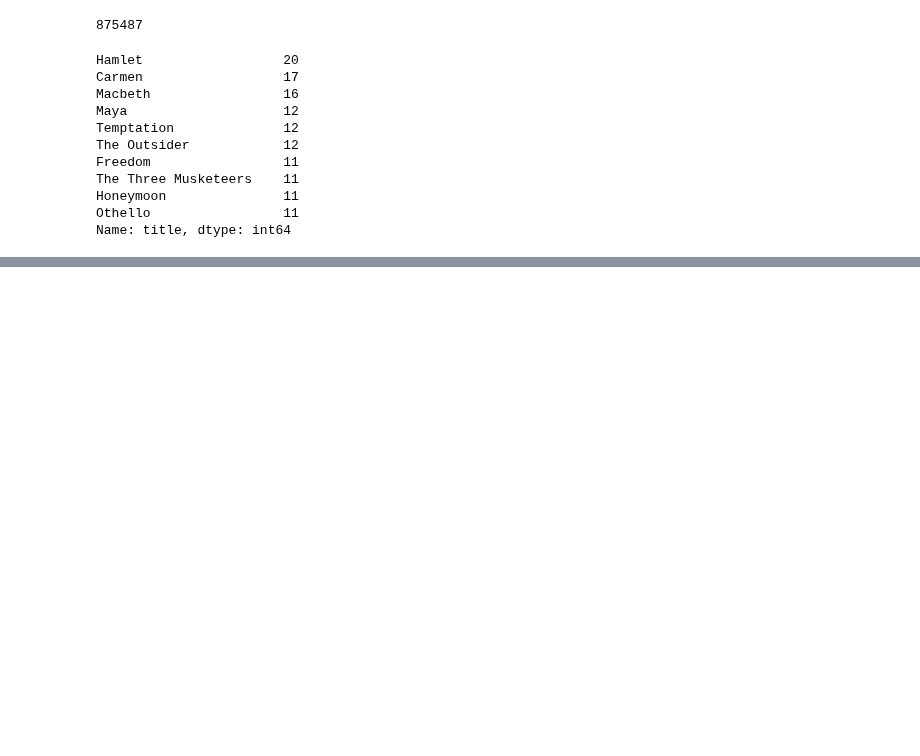
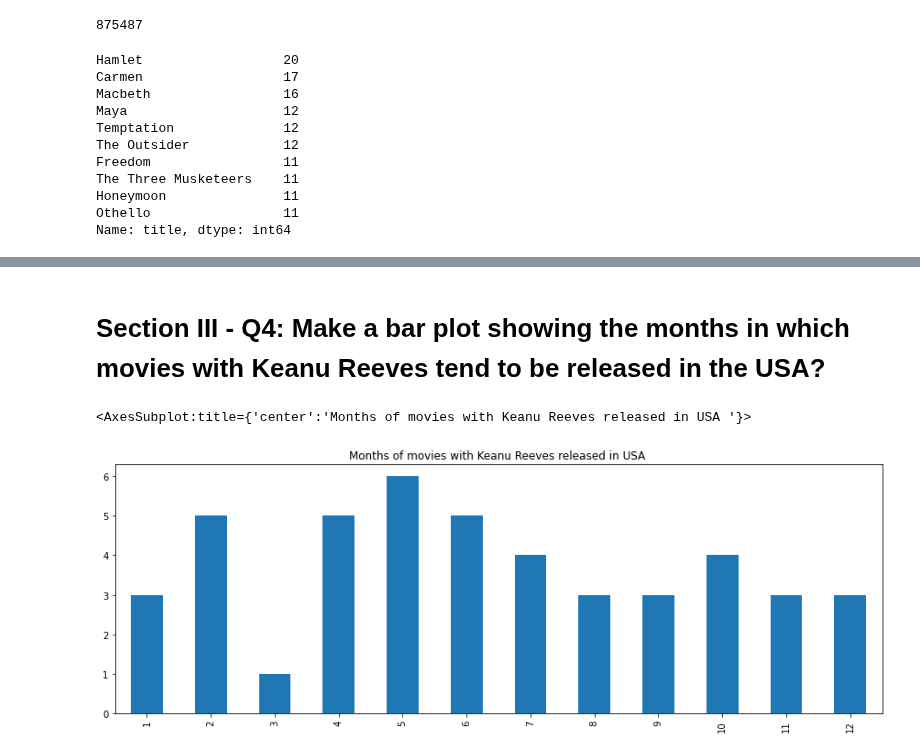
Before and after one commit to springboard-curriculum/mec-mini-projects, a Jupyter notebook: mec-5.3.10-data-wranging-with-pandas-mini-project/mec-5.3.10-data-wranging-with-panda.ipynb, the cells around one changed output, grey strips where cells are left out. Cells and saved outputs as stored; diff of their text form; code cells hidden in the pictures; blank space fills up the shorter version.

```diff
--- a/mec-5.3.10-data-wranging-with-pandas-mini-project/mec-5.3.10-data-wranging-with-panda.ipynb
+++ b/mec-5.3.10-data-wranging-with-pandas-mini-project/mec-5.3.10-data-wranging-with-panda.ipynb
@@ -489,0 +556,5 @@ Name: character, dtype: int64
+# %%
+cast_releases = cast.merge(release_dates)
+# %%
+keanu_reeves = cast_releases[(cast_releases["name"] == "Keanu Reeves") & (cast_releases['n'].isnull() == False) & (cast_releases['country'] == 'USA')].sort_values(by=['date'])
+keanu_reeves
@@ -489,0 +579,7 @@ Name: character, dtype: int64
+# %% [markdown]
+# Section III - Q4: Make a bar plot showing the months in which movies with Keanu Reeves tend to be released in the USA?
+# %%
+ keanu_reeves.date.dt.month.value_counts().sort_index().plot(kind='bar', title="Months of movies with Keanu Reeves released in USA ", figsize=(15, 5))
+# %% [output]
+<AxesSubplot:title={'center':'Months of movies with Keanu Reeves released in USA '}>
+[figure, added]
```
Also changed, not shown: parts of 47 cells of this notebook.
